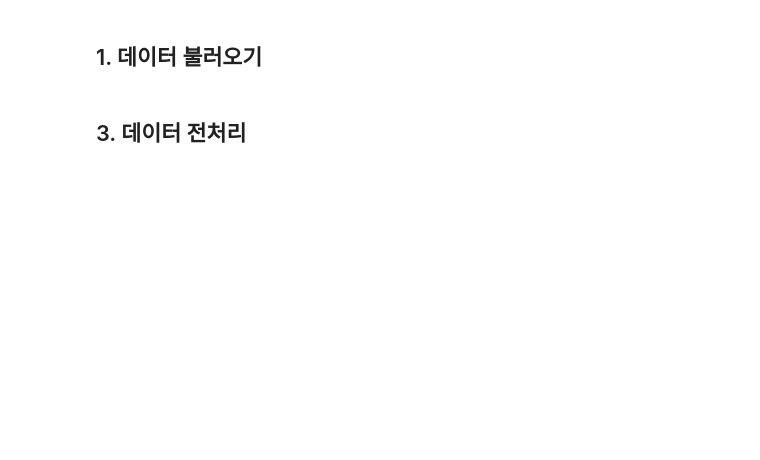
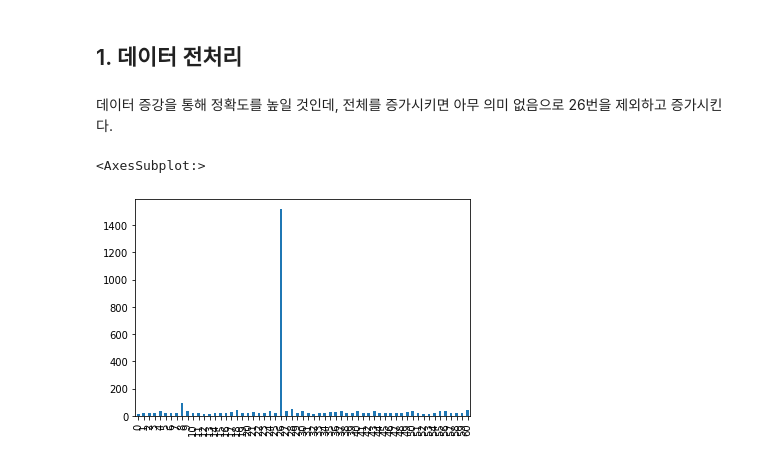
Before and after one commit to 136ha/Dacon-Monthly11-20210221, a Jupyter notebook: ensemble.ipynb, the cells around one changed output. Drawn from its saved outputs; the diff is of its cells as text; code cells hidden in the pictures; blank space fills up the shorter version.

```diff
--- a/ensemble.ipynb
+++ b/ensemble.ipynb
@@ -8,5 +9,7 @@ import random
 from tqdm import tqdm
 from glob import glob
 # %% [markdown]
-## 1. 데이터 불러오기
+## 1. 데이터 전처리
+# %% [markdown]
+데이터 증강을 통해 정확도를 높일 것인데, 전체를 증가시키면 아무 의미 없음으로 26번을 제외하고 증가시킨다.
 # %%
@@ -16,5 +20,3 @@ train = pd.read_csv(path + 'train_features.csv')
 train_label = pd.read_csv(path + 'train_labels.csv')
 test = pd.read_csv(path + 'test_features.csv')
 submission = pd.read_csv(path + 'sample_submission.csv')
-# %% [markdown]
-## 3. 데이터 전처리
@@ -24,0 +23,6 @@ ml_test = test[features].groupby('id').agg(['max', 'min', 'mean'])
+# %%
+# 26번만 비정상적으로 많음
+train_label['label'].value_counts().plot.bar()
+# %% [output]
+<AxesSubplot:>
+[figure, added]
```
Also changed, not shown: parts of 31 cells of this notebook.
